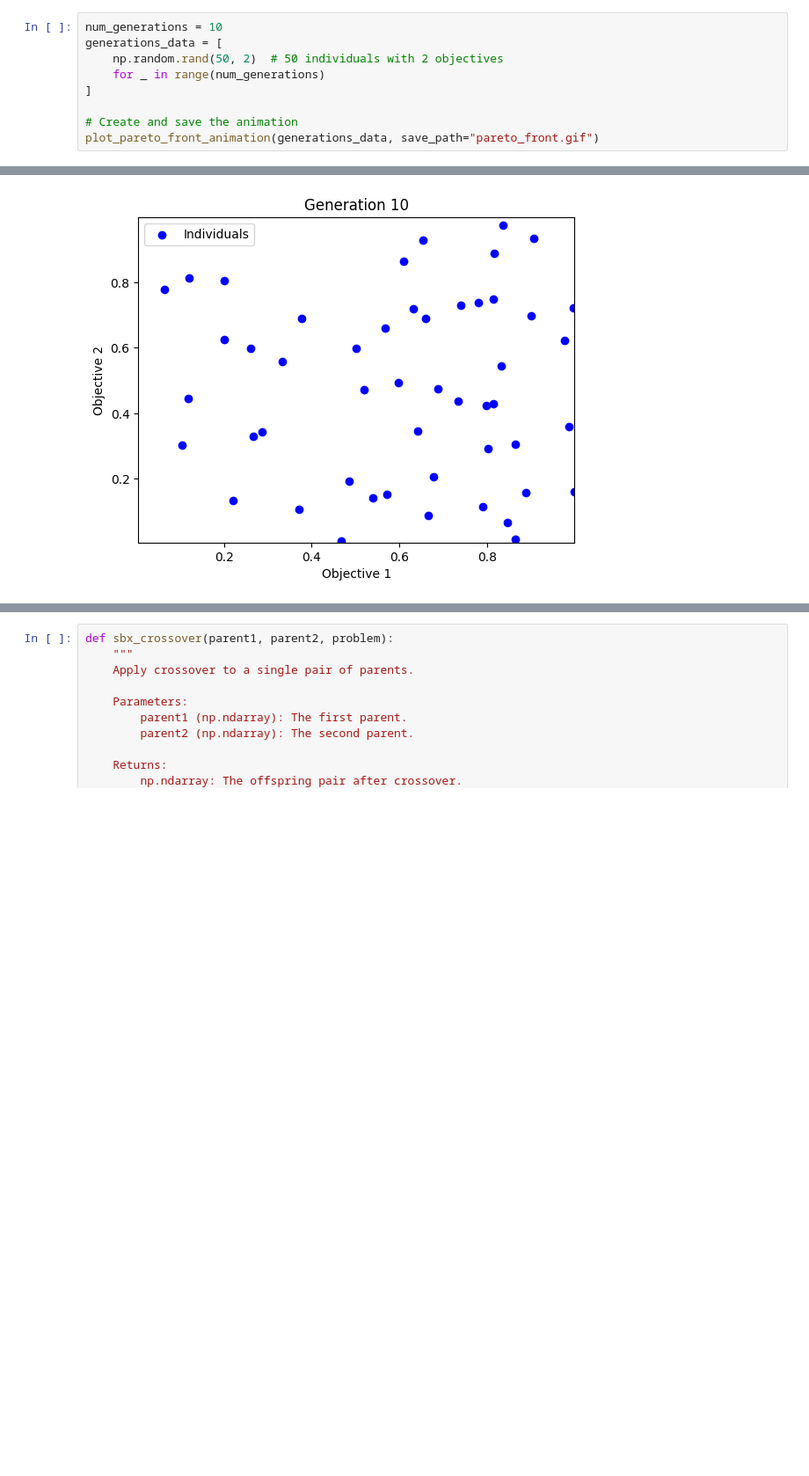
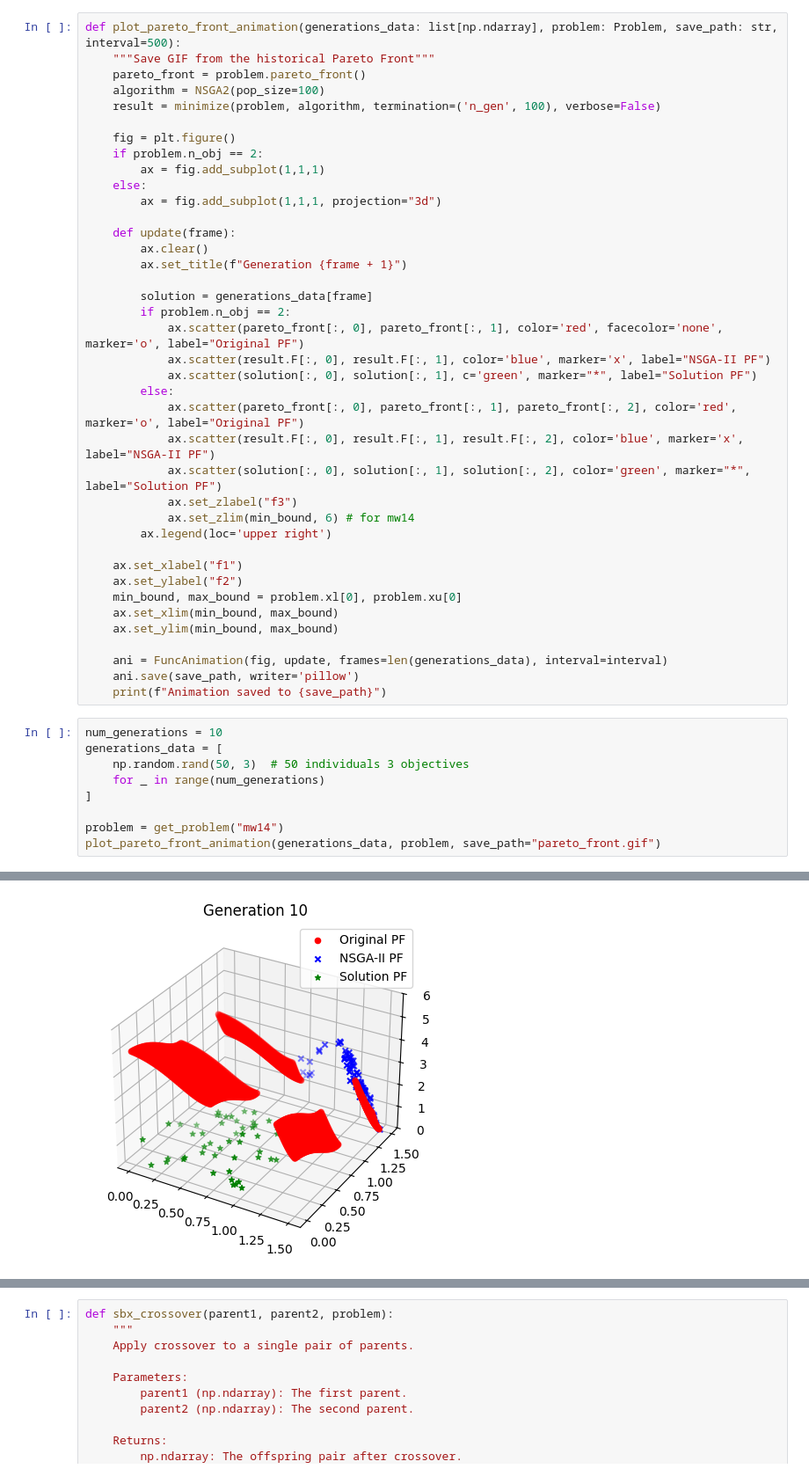
Before and after one commit to pintamonas4575/BIOCOMP-project-MAADM-UPM, a Jupyter notebook: MOO-ZDT1.ipynb, the cells around one changed output, grey strips where cells are left out. Shown at 88% size. Cells and saved outputs as stored; diff of their text form; blank space fills up the shorter version.

Commit message:
MOO funciones con plots asegurados

```diff
--- a/MOO-ZDT1.ipynb
+++ b/MOO-ZDT1.ipynb
@@ -136,10 +79,49 @@ def plot_pareto_front_animation(generations_data, save_path="pareto_front.gif",
+# %%
+def plot_pareto_front_animation(generations_data: list[np.ndarray], problem: Problem, save_path: str, interval=500):
+    """Save GIF from the historical Pareto Front"""
+    pareto_front = problem.pareto_front()
+    algorithm = NSGA2(pop_size=100)
+    result = minimize(problem, algorithm, termination=('n_gen', 100), verbose=False)
+
+    fig = plt.figure()
+    if problem.n_obj == 2:
+        ax = fig.add_subplot(1,1,1)
+    else:
+        ax = fig.add_subplot(1,1,1, projection="3d")
+
+    def update(frame):
+        ax.clear()
+        ax.set_title(f"Generation {frame + 1}")
+
+        solution = generations_data[frame]
+        if problem.n_obj == 2:
+            ax.scatter(pareto_front[:, 0], pareto_front[:, 1], color='red', facecolor='none', marker='o', label="Original PF")
+            ax.scatter(result.F[:, 0], result.F[:, 1], color='blue', marker='x', label="NSGA-II PF")
+            ax.scatter(solution[:, 0], solution[:, 1], c='green', marker="*", label="Solution PF")
+        else:
+            ax.scatter(pareto_front[:, 0], pareto_front[:, 1], pareto_front[:, 2], color='red', marker='o', label="Original PF")
+            ax.scatter(result.F[:, 0], result.F[:, 1], result.F[:, 2], color='blue', marker='x', label="NSGA-II PF")
+            ax.scatter(solution[:, 0], solution[:, 1], solution[:, 2], color='green', marker="*", label="Solution PF")
+            ax.set_zlabel("f3")
+            ax.set_zlim(min_bound, 6) # for mw14
+        ax.legend(loc='upper right')
+
+    ax.set_xlabel("f1")
+    ax.set_ylabel("f2")
+    min_bound, max_bound = problem.xl[0], problem.xu[0]
+    ax.set_xlim(min_bound, max_bound)
+    ax.set_ylim(min_bound, max_bound)
+
+    ani = FuncAnimation(fig, update, frames=len(generations_data), interval=interval)
+    ani.save(save_path, writer='pillow')
+    print(f"Animation saved to {save_path}")
 # %%
 num_generations = 10
 generations_data = [
-    np.random.rand(50, 2)  # 50 individuals with 2 objectives
+    np.random.rand(50, 3)  # 50 individuals 3 objectives
     for _ in range(num_generations)
 ]
 
-# Create and save the animation
-plot_pareto_front_animation(generations_data, save_path="pareto_front.gif")
+problem = get_problem("mw14")
+plot_pareto_front_animation(generations_data, problem, save_path="pareto_front.gif")
 # %% [output]
@@ -148 +129 @@ Animation saved to pareto_front.gif
-[figure, old version]
+[figure, new version]
```
Also changed, not shown: parts of 54 cells of this notebook.
